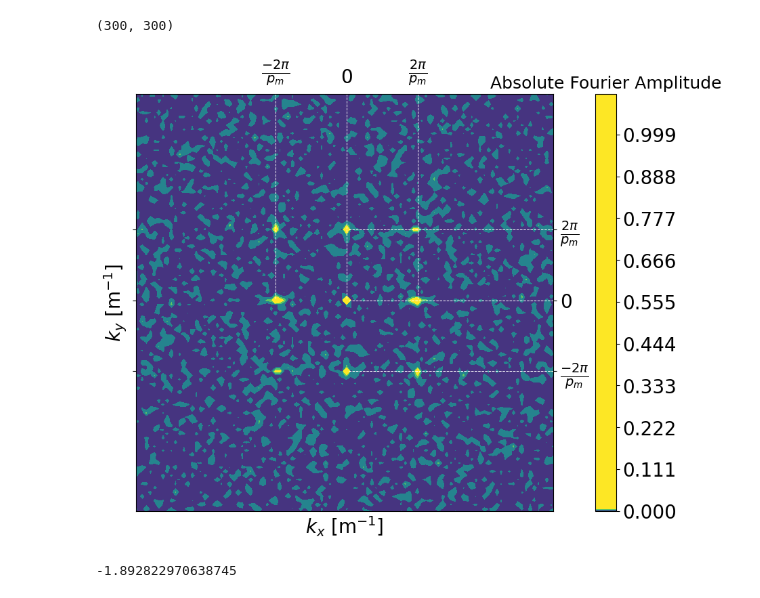
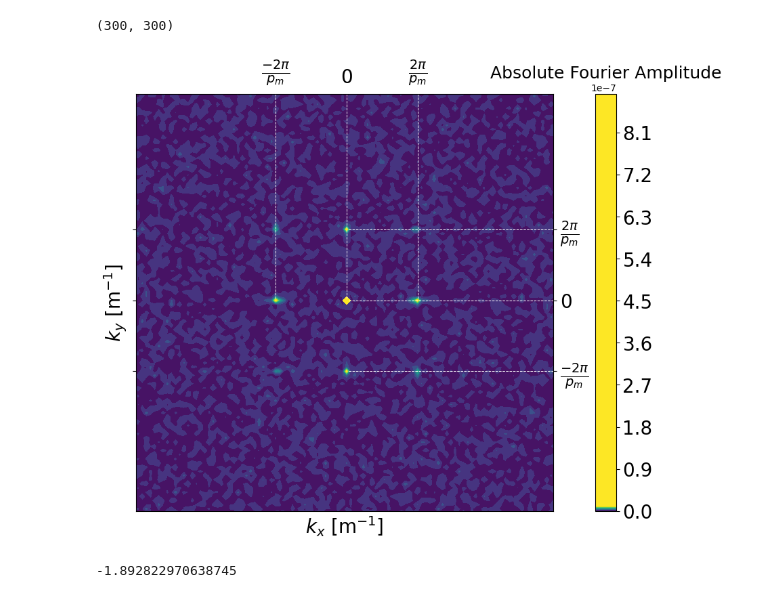
Before and after one commit to G4byte/NPGMI-src, a Jupyter notebook: Simulations and Plots/JPARC/2D Gratings/JPARC 2D experiment.ipynb, the cells around one changed output. Saved outputs shown, nothing was run; the diff lists cells and outputs as text; code cells hidden in the pictures.

Commit message:
Fixed colorbar for last plot

```diff
--- a/Simulations and Plots/JPARC/2D Gratings/JPARC 2D experiment.ipynb
+++ b/Simulations and Plots/JPARC/2D Gratings/JPARC 2D experiment.ipynb
@@ -678,11 +678,11 @@ fig, ax = plt.subplots(figsize = (16,8))
 
 
 
-c = ax.contourf(datafft, levels = 1000, origin = "lower",)# extent = (kx[0],kx[-1],ky[0],ky[-1]))
+c = ax.contourf(datafft/(2*totalIxfreq*2*totalIyfreq), levels = 1000, origin = "lower",)# extent = (kx[0],kx[-1],ky[0],ky[-1]))
 # c = ax.imshow(np.abs(a)/np.ptp(kx)/np.ptp(ky), origin = "lower", extent = (np.min(kx),np.max(kx),np.min(ky),np.max(ky)))
 
 
-c.set_clim(0,5e-2)
+c.set_clim(0,1e-8)
 
 cbar = fig.colorbar(c,)#  format = "%.3f")
 cbar.ax.tick_params(labelsize = 20)
@@ -698,35 +698,35 @@ ax.tick_params(axis = "x", which = "both", bottom = False, labeltop = True, labe
 ax.tick_params(axis = "y", which = "both", right = True, labelright = True, labelleft = False)
 
 ax.tick_params(labelsize = 20)
 
 # ax.set_yticklabels(np.arange(4,10), fontsize = 20)
 
 ax.set_xlabel(r"$k_x$ [m$^{-1}$]", fontsize = 20)
 ax.set_ylabel(r"$k_y$ [m$^{-1}$]", fontsize = 20)
 
 
 # ax.set_xlim(-2*kx_moire,2*kx_moire)
 # ax.set_ylim(-2*ky_moire,2*ky_moire)
 # ax.set_aspect(1)
 
 ax.set_xlim(100,200)
 ax.set_ylim(100,200)
 ax.set_aspect(1)
 
 
 ax.axvline(133.5, ls= "--", lw=0.7, color = "w", ymin = 0.51, ymax = 1)
 ax.axvline(150.5, ls= "--", color = "w", lw = 0.7, ymin = 0.51, ymax = 1)
 ax.axvline(167.5, ls= "--", lw=0.7, color = "w", ymin = 0.51, ymax = 1)
 
 ax.axhline(133.5, ls= "--", lw=0.7, color = "w", xmin = 0.51, xmax = 1)
 ax.axhline(150.5, ls= "--", color = "w", lw = 0.7, xmin = 0.51, xmax = 1)
 ax.axhline(167.5, ls= "--", lw=0.7, color = "w", xmin = 0.51, xmax = 1)
 
-# fig.savefig("2DDataMomentumSpace.png",bbox_inches = "tight")
+fig.savefig("2DDataMomentumSpace.png",bbox_inches = "tight")
 plt.show()
 plt.close(fig)
 # %% [output]
-[figure, old version]
+[figure, new version]
 # %%
 d0polyy*1e3
 # %% [output]
```
Also changed, not shown: parts of 2 cells of this notebook, 1 other file.
